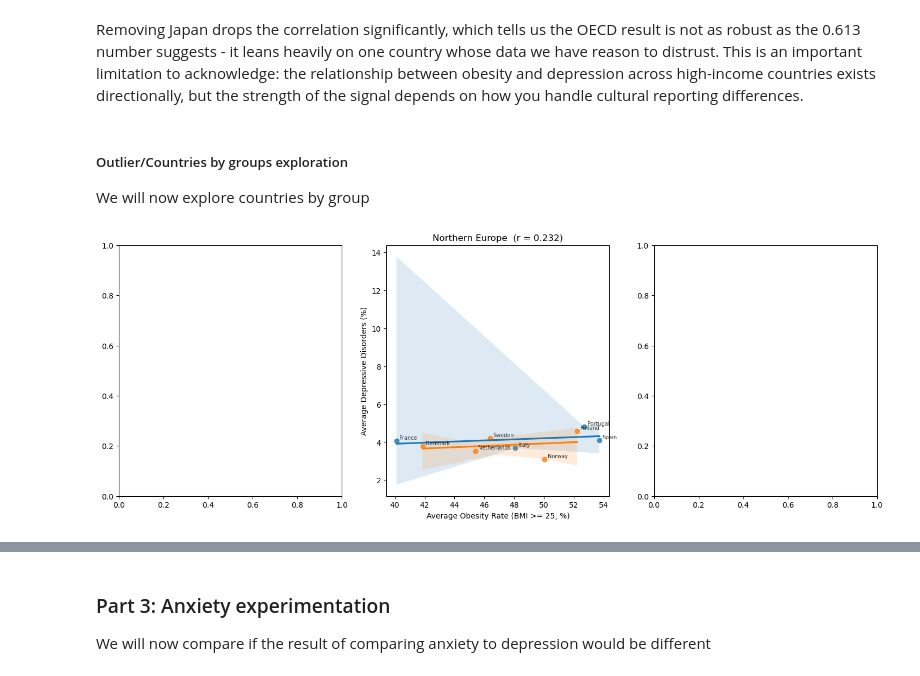
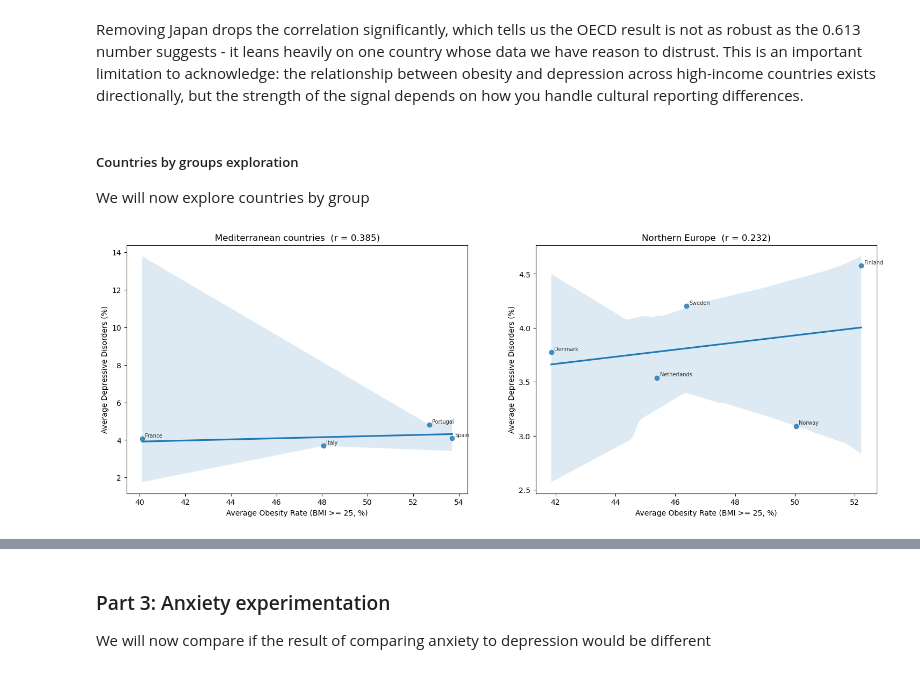
Before and after one commit to IvanOgnyanovGoranov/diet-obesity-mental-health-analysis, a Jupyter notebook: draft.ipynb, the cells around one changed output, grey strips where cells are left out. Drawn from its saved outputs; the diff is of its cells as text; code cells hidden in the pictures.

Commit message:
Draft - Devided and analised countries per groups and continents

```diff
--- a/draft.ipynb
+++ b/draft.ipynb
@@ -340,22 +340,22 @@ Japan sits at the low-depression end of the plot, but this is misleading. Japan
 # %% [markdown]
 Removing Japan drops the correlation significantly, which tells us the OECD result is not as robust as the 0.613 number suggests - it leans heavily on one country whose data we have reason to distrust. This is an important limitation to acknowledge: the relationship between obesity and depression across high-income countries exists directionally, but the strength of the signal depends on how you handle cultural reporting differences.
 # %% [markdown]
-##### Outlier/Countries by groups exploration
+##### Countries by groups exploration
 We will now explore countries by group
 # %%
-fig, axes = plt.subplots(1, 3, figsize=(18, 6))
+fig, axes = plt.subplots(1, 2, figsize=(18, 6))
 
 # Mediterranean countries only
-med = ['Italy', 'Spain', 'Portugal', 'France', 'Greece']
+med = ['Italy', 'Spain', 'Portugal', 'France']
 plot_corr(oecd_avg[oecd_avg['country'].isin(med)],
-          'obesity_rate', 'depressive_disorders', 'Mediterranean countries', axes[1])
+          'obesity_rate', 'depressive_disorders', 'Mediterranean countries', axes[0])
 
 # Northern Europe only
 north = ['Finland', 'Sweden', 'Norway', 'Denmark', 'Netherlands']
 plot_corr(oecd_avg[oecd_avg['country'].isin(north)],
           'obesity_rate', 'depressive_disorders', 'Northern Europe', axes[1])
 
 
 plt.show()
 # %% [output]
-[figure, old version]
+[figure, new version]
```
Also changed, not shown: parts of 2 cells of this notebook.
